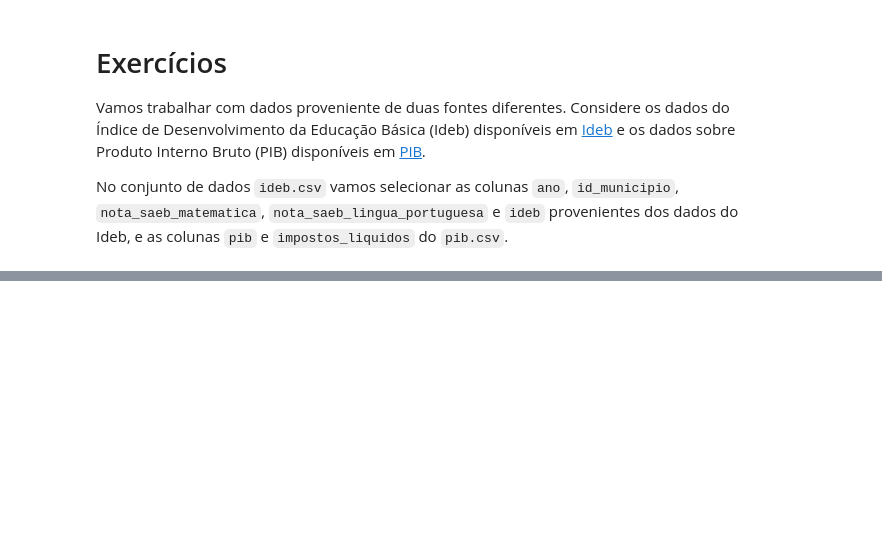
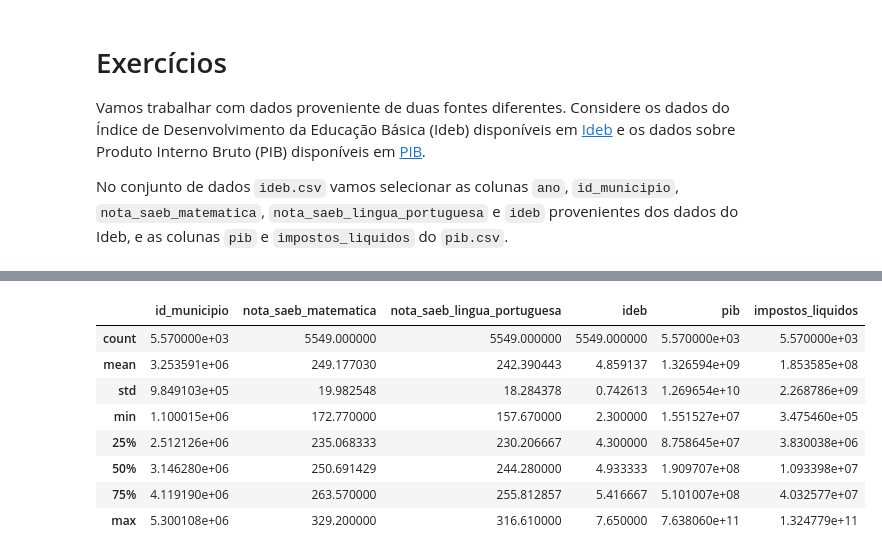
Before and after one commit to leokoki/Sirius, a Jupyter notebook: Aulas/2_Business Intelligence e Análise Estatística/1 Estatística Descritiva I/s1d4/Master_Semana1_Exercicios.ipynb, the cells around one changed output, grey strips where cells are left out. Drawn from its saved outputs; the diff is of its cells as text; code cells hidden in the pictures; blank space fills up the shorter version.

```diff
--- a/Aulas/2_Business Intelligence e Análise Estatística/1 Estatística Descritiva I/s1d4/Master_Semana1_Exercicios.ipynb
+++ b/Aulas/2_Business Intelligence e Análise Estatística/1 Estatística Descritiva I/s1d4/Master_Semana1_Exercicios.ipynb
@@ -6,0 +135,12 @@ No conjunto de dados `ideb.csv` vamos selecionar as colunas `ano`, `id_municipio
+# %%
+df.describe()
+# %% [output]
+|  | id_municipio | nota_saeb_matematica | nota_saeb_lingua_portuguesa | ideb | pib | impostos_liquidos |
+| count | 5.570000e+03 | 5549.000000 | 5549.000000 | 5549.000000 | 5.570000e+03 | 5.570000e+03 |
+| mean | 3.253591e+06 | 249.177030 | 242.390443 | 4.859137 | 1.326594e+09 | 1.853585e+08 |
+| std | 9.849103e+05 | 19.982548 | 18.284378 | 0.742613 | 1.269654e+10 | 2.268786e+09 |
+| min | 1.100015e+06 | 172.770000 | 157.670000 | 2.300000 | 1.551527e+07 | 3.475460e+05 |
+| 25% | 2.512126e+06 | 235.068333 | 230.206667 | 4.300000 | 8.758645e+07 | 3.830038e+06 |
+| 50% | 3.146280e+06 | 250.691429 | 244.280000 | 4.933333 | 1.909707e+08 | 1.093398e+07 |
+| 75% | 4.119190e+06 | 263.570000 | 255.812857 | 5.416667 | 5.101007e+08 | 4.032577e+07 |
+| max | 5.300108e+06 | 329.200000 | 316.610000 | 7.650000 | 7.638060e+11 | 1.324779e+11 |
```
Also changed, not shown: parts of 53 cells of this notebook.
